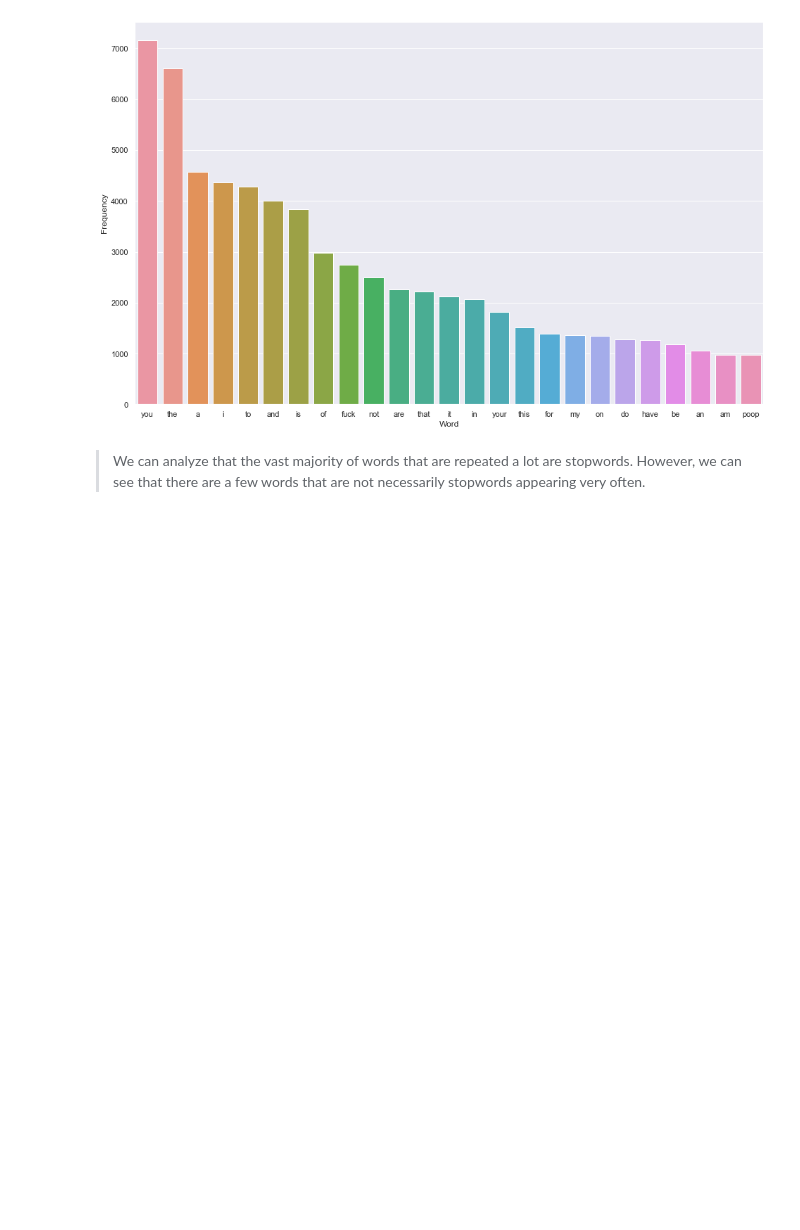
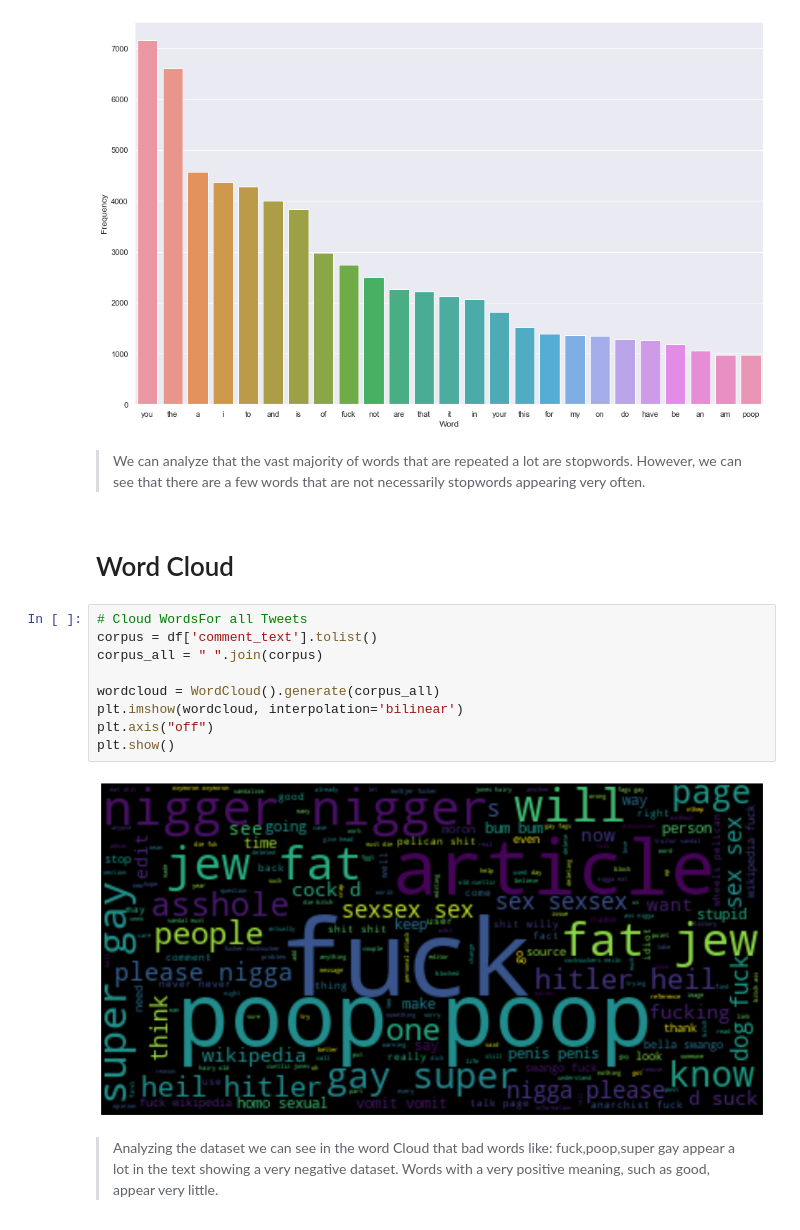
Before and after one commit to RichardeLira/Python-IA-Dell-Lead-, a Jupyter notebook: Final/AF.ipynb, the cells around one changed output. Cells and saved outputs as stored; diff of their text form; blank space fills up the shorter version.

Commit message:
Word Cloud

```diff
--- a/Final/AF.ipynb
+++ b/Final/AF.ipynb
@@ -422,3 +423,18 @@ sns.barplot(x="Word", y="Frequency", data=word_frequency)
 [figure]
 # %% [markdown]
 > We can analyze that the vast majority of words that are repeated a lot are stopwords. However, we can see that there are a few words that are not necessarily stopwords appearing very often.
+# %% [markdown]
+# Word Cloud
+# %%
+# Cloud WordsFor all Tweets
+corpus = df['comment_text'].tolist()
+corpus_all = " ".join(corpus)
+
+wordcloud = WordCloud().generate(corpus_all)
+plt.imshow(wordcloud, interpolation='bilinear')
+plt.axis("off")
+plt.show()
+# %% [output]
+[figure, added]
+# %% [markdown]
+>  Analyzing the dataset we can see in the word Cloud that bad words like: fuck,poop,super gay appear a lot in the text showing a very negative dataset. Words with a very positive meaning, such as good, appear very little.
```
Also changed, not shown: parts of 1 cell of this notebook.
